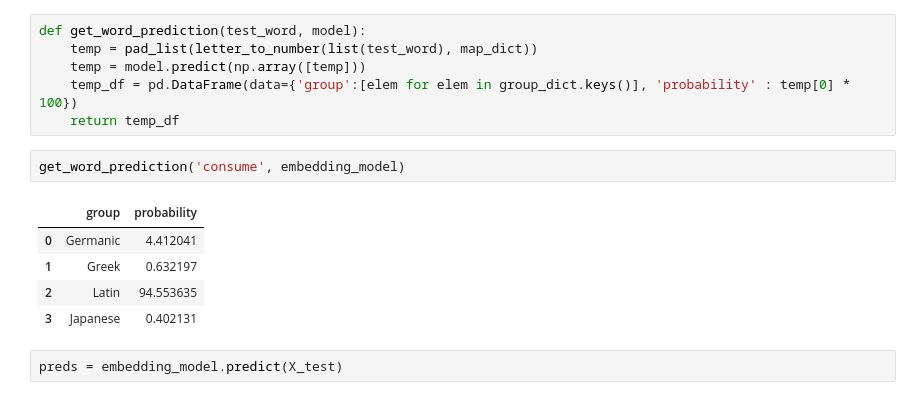
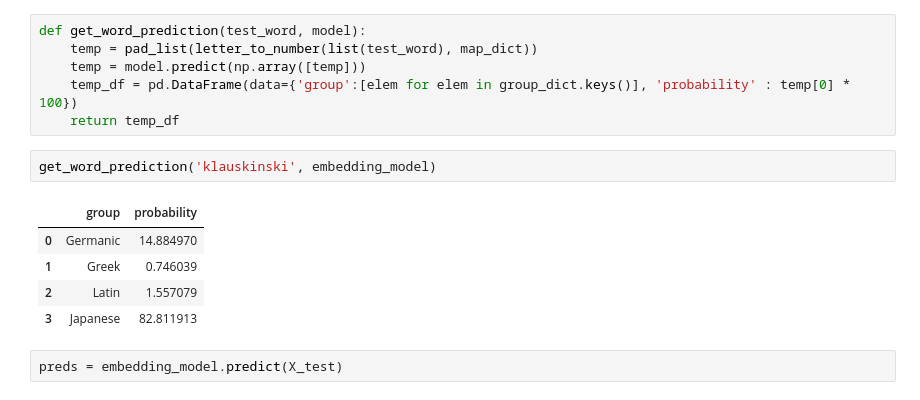
Before and after one commit to MarshallKrakauer/Etymology, a Jupyter notebook: KerasRNN.ipynb, the cells around one changed output. Drawn from its saved outputs; the diff is of its cells as text.

```diff
--- a/KerasRNN.ipynb
+++ b/KerasRNN.ipynb
@@ -182,13 +182,13 @@ def get_word_prediction(test_word, model):
     temp_df = pd.DataFrame(data={'group':[elem for elem in group_dict.keys()], 'probability' : temp[0] * 100})
     return temp_df
 # %%
-get_word_prediction('consume', embedding_model)
+get_word_prediction('klauskinski', embedding_model)
 # %% [output]
 |  | group | probability |
-| 0 | Germanic | 4.412041 |
-| 1 | Greek | 0.632197 |
-| 2 | Latin | 94.553635 |
-| 3 | Japanese | 0.402131 |
+| 0 | Germanic | 14.884970 |
+| 1 | Greek | 0.746039 |
+| 2 | Latin | 1.557079 |
+| 3 | Japanese | 82.811913 |
 # %%
 preds = embedding_model.predict(X_test)
 # %%
```
Also changed, not shown: parts of 3 cells of this notebook.
